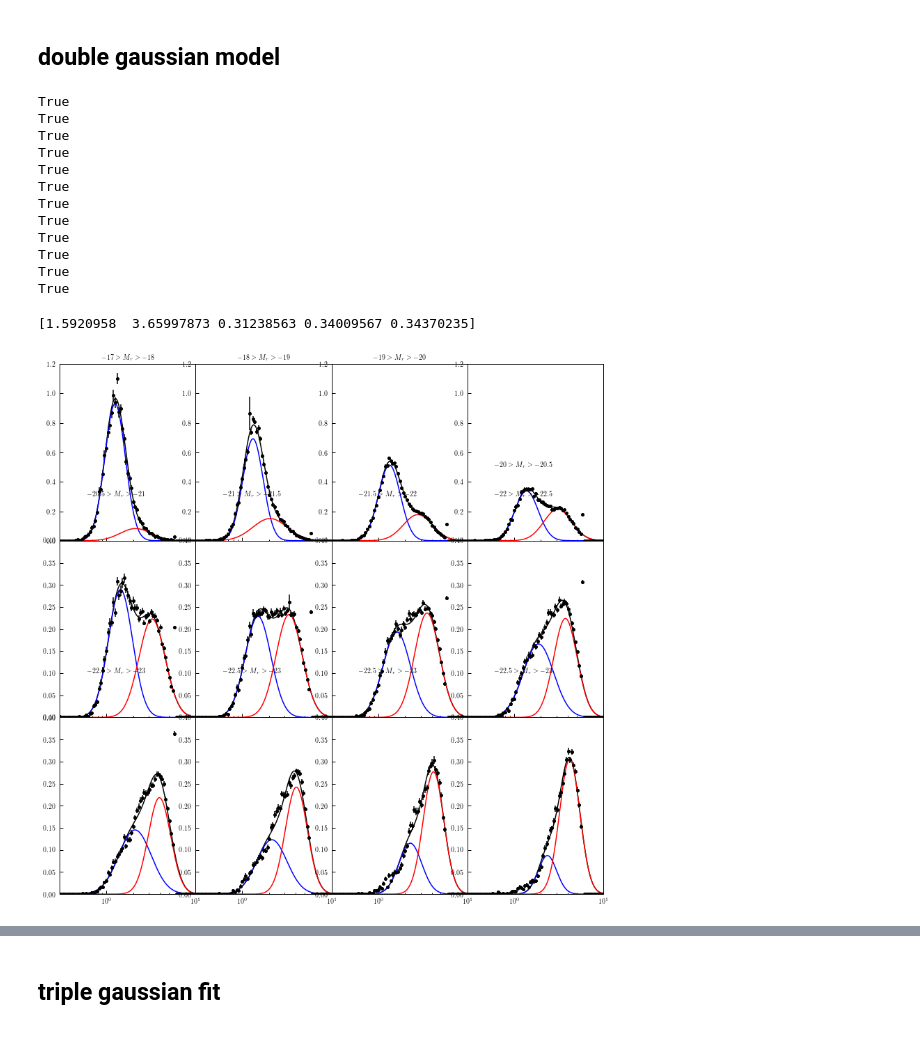
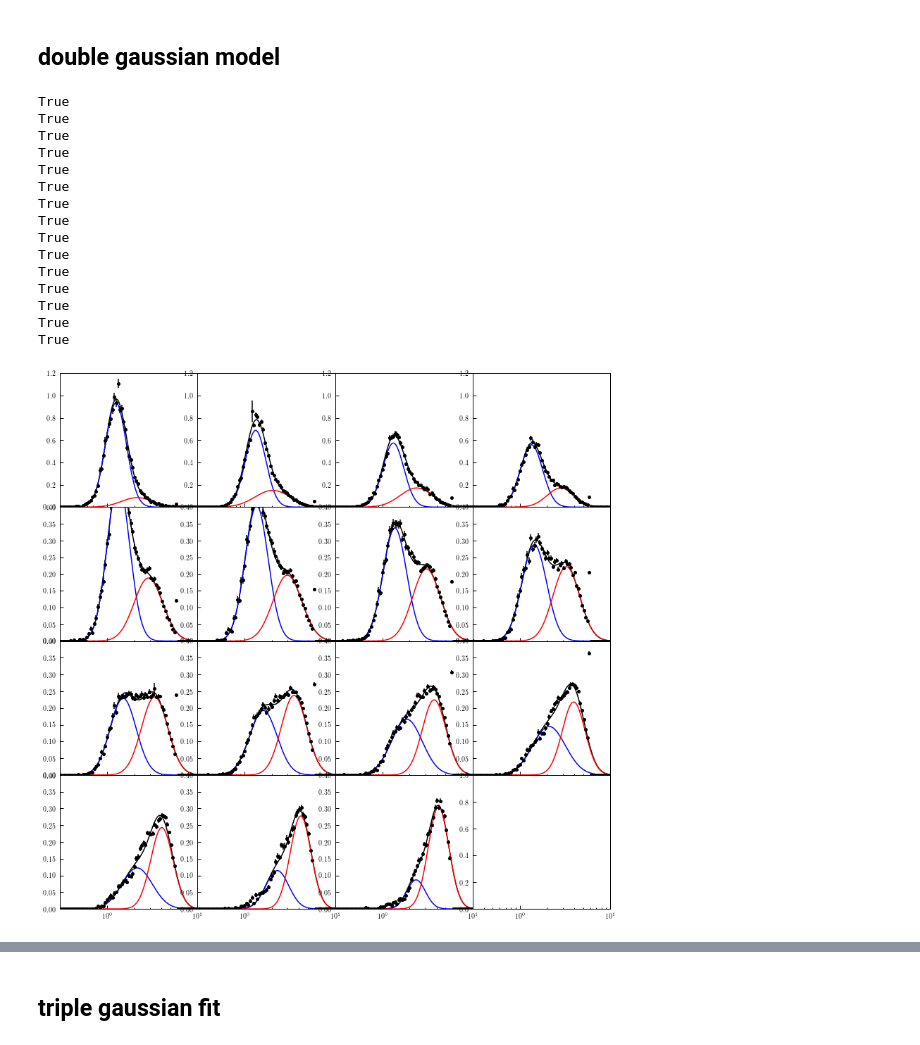
Before and after one commit to duncandc/galaxy_shapes, a Jupyter notebook: sdss_measurements/notebooks/sersic_index_distribution.ipynb, the cells around one changed output, grey strips where cells are left out. Saved outputs shown, nothing was run; the diff lists cells and outputs as text; code cells hidden in the pictures.

Commit message:
working on sersic distgribution

```diff
--- a/sdss_measurements/notebooks/sersic_index_distribution.ipynb
+++ b/sdss_measurements/notebooks/sersic_index_distribution.ipynb
@@ -19,9 +19,15 @@ t_9 = Table.read('../data/sample_9_all_sersic_n.dat', format='ascii')
 t_10 = Table.read('../data/sample_10_all_sersic_n.dat', format='ascii')
 t_11 = Table.read('../data/sample_11_all_sersic_n.dat', format='ascii')
 t_12 = Table.read('../data/sample_12_all_sersic_n.dat', format='ascii')
+t_13 = Table.read('../data/sample_13_all_sersic_n.dat', format='ascii')
+t_14 = Table.read('../data/sample_14_all_sersic_n.dat', format='ascii')
+t_15 = Table.read('../data/sample_15_all_sersic_n.dat', format='ascii')
 
 # magnitude bins
-mag_bins = np.array([-17,-18,-19,-20,-20.25,-20.5,-20.75,-21,-21.25,-21.5,-21.75,-22,-23])
+mag_bins = np.array([-17,-18,-19,-19.25,-19.5,-19.75,
+                     -20,-20.25,-20.5,-20.75,
+                     -21,-21.25,-21.5,-21.75,
+                     -22,-23])
 mag_bin_centers = (mag_bins[:-1]+mag_bins[1:])/2.0
 
 # sersic index bins
@@ -234,6 +249,9 @@ theta9  = [1.4, 4.6, 0.3, 0.4, 0.1]
 theta10 = [1.4, 4.6, 0.3, 0.4, 0.1]
 theta11 = [1.4, 4.6, 0.3, 0.4, 0.1]
 theta12 = [1.4, 4.6, 0.3, 0.4, 0.1]
+theta13 = [1.4, 4.6, 0.3, 0.4, 0.1]
+theta14 = [1.4, 4.6, 0.3, 0.4, 0.1]
+theta15 = [1.4, 4.6, 0.3, 0.4, 0.1]
 # %%
 from scipy.optimize import minimize
 bounds=[(1,2.5),(2.5,5),(0.1,5),(0.1,5),(0.01,1.0)]
@@ -262,6 +280,12 @@ res11 = minimize(chi2_2, theta11, args=(t_11['frequency'],t_11['err']), bounds=b
 print(res11.success)
 res12 = minimize(chi2_2, theta12, args=(t_12['frequency'],t_12['err']), bounds=bounds)
 print(res12.success)
+res13 = minimize(chi2_2, theta13, args=(t_13['frequency'],t_13['err']), bounds=bounds)
+print(res13.success)
+res14 = minimize(chi2_2, theta14, args=(t_14['frequency'],t_14['err']), bounds=bounds)
+print(res14.success)
+res15 = minimize(chi2_2, theta15, args=(t_15['frequency'],t_15['err']), bounds=bounds)
+print(res15.success)
 # %% [output]
 True
 True
@@ -275,22 +299,20 @@ True
 True
 True
 True
+True
+True
+True
-# %%
-print(res5.x)
-# %% [output]
-[1.5920958  3.65997873 0.31238563 0.34009567 0.34370235]
 # %%
 n_sample=np.logspace(-1,1,1000)
 
 # row and column sharing
-fig, axes = plt.subplots(3, 4, sharex=True, sharey=False, figsize=(14.0,14.0))
-((ax1, ax2, ax3, ax4), (ax5, ax6, ax7, ax8), (ax9, ax10, ax11, ax12)) = axes
+fig, axes = plt.subplots(4, 4, sharex=True, sharey=False, figsize=(14.0,14.0))
+((ax1, ax2, ax3, ax4), (ax5, ax6, ax7, ax8), (ax9, ax10, ax11, ax12),(ax13, ax14, ax15, ax16)) = axes
 plt.subplots_adjust(wspace=0, hspace=0)
 
 ax = ax1
 theta = res1.x
 t = t_1
-ax1.set_title(r'$-17>M_r>-18$')
 p1 = ax1.errorbar(t['n'], t['frequency'], t['err'], fmt='o', color='black', ms=4)
 ax1.plot(n_sample,  n_dist_model_2_pdf(theta, n_sample),'-', color='black')
 ax1.plot(n_sample,  n_dist_model_2a(theta, n_sample),'-', color='blue')
@@ -301,7 +323,6 @@ ax1.set_ylim([0,1.2])
 ax = ax2
 theta = res2.x
 t = t_2
-ax2.set_title(r'$-18>M_r>-19$')
 ax2.errorbar(t['n'], t['frequency'], t['err'], fmt='o', color='black', ms=4)
 ax2.plot(n_sample,  n_dist_model_2_pdf(theta, n_sample),'-', color='black')
 ax2.plot(n_sample,  n_dist_model_2a(theta, n_sample),'-', color='blue')
@@ -312,7 +333,6 @@ ax2.set_ylim([0,1.2])
 ax = ax3
 theta = res3.x
 t = t_3
-ax3.set_title(r'$-19>M_r>-20$')
 ax3.errorbar(t['n'], t['frequency'], t['err'], fmt='o', color='black', ms=4)
 ax3.plot(n_sample,  n_dist_model_2_pdf(theta, n_sample),'-', color='black')
 ax3.plot(n_sample,  n_dist_model_2a(theta, n_sample),'-', color='blue')
@@ -323,7 +343,6 @@ ax3.set_ylim([0,1.2])
 ax = ax4
 theta = res4.x
 t = t_4
-ax4.text(0.6, 0.5, r'$-20>M_r>-20.5$')
 ax4.errorbar(t['n'], t['frequency'], t['err'], fmt='o', color='black', ms=4)
 ax4.plot(n_sample,  n_dist_model_2_pdf(theta, n_sample),'-', color='black')
 ax4.plot(n_sample,  n_dist_model_2a(theta, n_sample),'-', color='blue')
@@ -334,7 +353,6 @@ ax4.set_ylim([0,1.2])
 ax = ax5
 theta = res5.x
 t = t_5
-ax5.text(0.6, 0.5, r'$-20.5>M_r>-21$')
 ax5.errorbar(t['n'], t['frequency'], t['err'], fmt='o', color='black', ms=4)
 ax5.plot(n_sample,  n_dist_model_2_pdf(theta, n_sample),'-', color='black')
 ax5.plot(n_sample,  n_dist_model_2a(theta, n_sample),'-', color='blue')
@@ -345,7 +363,6 @@ ax5.set_ylim([0,0.4])
 ax = ax6
 theta = res6.x
 t = t_6
-ax6.text(0.6, 0.5, r'$-21>M_r>-21.5$')
 ax6.errorbar(t['n'], t['frequency'], t['err'], fmt='o', color='black', ms=4)
 ax6.plot(n_sample,  n_dist_model_2_pdf(theta, n_sample),'-', color='black')
 ax6.plot(n_sample,  n_dist_model_2a(theta, n_sample),'-', color='blue')
@@ -356,7 +373,6 @@ ax6.set_ylim([0,0.4])
 ax = ax7
 theta = res7.x
 t = t_7
-ax7.text(0.6, 0.5, r'$-21.5>M_r>-22$')
 ax7.errorbar(t['n'], t['frequency'], t['err'], fmt='o', color='black', ms=4)
 ax7.plot(n_sample,  n_dist_model_2_pdf(theta, n_sample),'-', color='black')
 ax7.plot(n_sample,  n_dist_model_2a(theta, n_sample),'-', color='blue')
@@ -367,7 +383,6 @@ ax7.set_ylim([0,0.4])
 ax = ax8
 theta = res8.x
 t = t_8
-ax.text(0.6, 0.5, r'$-22>M_r>-22.5$')
 ax.errorbar(t['n'], t['frequency'], t['err'], fmt='o', color='black', ms=4)
 ax.plot(n_sample,  n_dist_model_2_pdf(theta, n_sample),'-', color='black')
 ax.plot(n_sample,  n_dist_model_2a(theta, n_sample),'-', color='blue')
@@ -378,7 +393,6 @@ ax.set_ylim([0,0.4])
 ax = ax9
 theta = res9.x
 t = t_9
-ax.text(0.6, 0.5, r'$-22.5>M_r>-23$')
 ax.errorbar(t['n'], t['frequency'], t['err'], fmt='o', color='black', ms=4)
 ax.plot(n_sample,  n_dist_model_2_pdf(theta, n_sample),'-', color='black')
 ax.plot(n_sample,  n_dist_model_2a(theta, n_sample),'-', color='blue')
@@ -389,7 +403,6 @@ ax.set_ylim([0,0.4])
 ax = ax10
 theta = res10.x
 t = t_10
-ax.text(0.6, 0.5, r'$-22.5>M_r>-23$')
 ax.errorbar(t['n'], t['frequency'], t['err'], fmt='o', color='black', ms=4)
 ax.plot(n_sample,  n_dist_model_2_pdf(theta, n_sample),'-', color='black')
 ax.plot(n_sample,  n_dist_model_2a(theta, n_sample),'-', color='blue')
@@ -398,36 +411,64 @@ ax.set_xlim([0.3,10])
 ax.set_ylim([0,0.4])
 
 ax = ax11
 theta = res11.x
 t = t_11
-ax.text(0.6, 0.5, r'$-22.5>M_r>-23$')
 ax.errorbar(t['n'], t['frequency'], t['err'], fmt='o', color='black', ms=4)
 ax.plot(n_sample,  n_dist_model_2_pdf(theta, n_sample),'-', color='black')
 ax.plot(n_sample,  n_dist_model_2a(theta, n_sample),'-', color='blue')
 ax.plot(n_sample,  n_dist_model_2b(theta, n_sample),'-', color='red')
 ax.set_xlim([0.3,10])
 ax.set_ylim([0,0.4])
 
 ax = ax12
 theta = res12.x
 t = t_12
-ax.text(0.6, 0.5, r'$-22.5>M_r>-23$')
+ax.errorbar(t['n'], t['frequency'], t['err'], fmt='o', color='black', ms=4)
+ax.plot(n_sample,  n_dist_model_2_pdf(theta, n_sample),'-', color='black')
+ax.plot(n_sample,  n_dist_model_2a(theta, n_sample),'-', color='blue')
+ax.plot(n_sample,  n_dist_model_2b(theta, n_sample),'-', color='red')
+ax.set_xlim([0.3,10])
+ax.set_ylim([0,0.4])
+
+ax = ax13
+theta = res13.x
+t = t_13
+ax.errorbar(t['n'], t['frequency'], t['err'], fmt='o', color='black', ms=4)
+ax.plot(n_sample,  n_dist_model_2_pdf(theta, n_sample),'-', color='black')
+ax.plot(n_sample,  n_dist_model_2a(theta, n_sample),'-', color='blue')
+ax.plot(n_sample,  n_dist_model_2b(theta, n_sample),'-', color='red')
+ax.set_xlim([0.3,10])
+ax.set_ylim([0,0.4])
+
+ax = ax14
+theta = res14.x
+t = t_14
+ax.errorbar(t['n'], t['frequency'], t['err'], fmt='o', color='black', ms=4)
+ax.plot(n_sample,  n_dist_model_2_pdf(theta, n_sample),'-', color='black')
+ax.plot(n_sample,  n_dist_model_2a(theta, n_sample),'-', color='blue')
+ax.plot(n_sample,  n_dist_model_2b(theta, n_sample),'-', color='red')
+ax.set_xlim([0.3,10])
+ax.set_ylim([0,0.4])
+
+ax = ax15
+theta = res15.x
+t = t_15
 ax.errorbar(t['n'], t['frequency'], t['err'], fmt='o', color='black', ms=4)
 ax.plot(n_sample,  n_dist_model_2_pdf(theta, n_sample),'-', color='black')
 ax.plot(n_sample,  n_dist_model_2a(theta, n_sample),'-', color='blue')
 ax.plot(n_sample,  n_dist_model_2b(theta, n_sample),'-', color='red')
 ax.set_xlim([0.3,10])
 ax.set_ylim([0,0.4])
 
 ax.set_xscale('log')
 
 #ax.set_ylim([0.05,1.2])
 #ax.set_yscale('log')
 
 
 plt.show()
 # %% [output]
-[figure, old version]
+[figure, new version]
 # %%
 m1 = [res1.x[0],res2.x[0],res3.x[0],res4.x[0],
       res5.x[0],res6.x[0],res7.x[0],res8.x[0],
```
Also changed, not shown: parts of 15 cells of this notebook, 1 other file.
